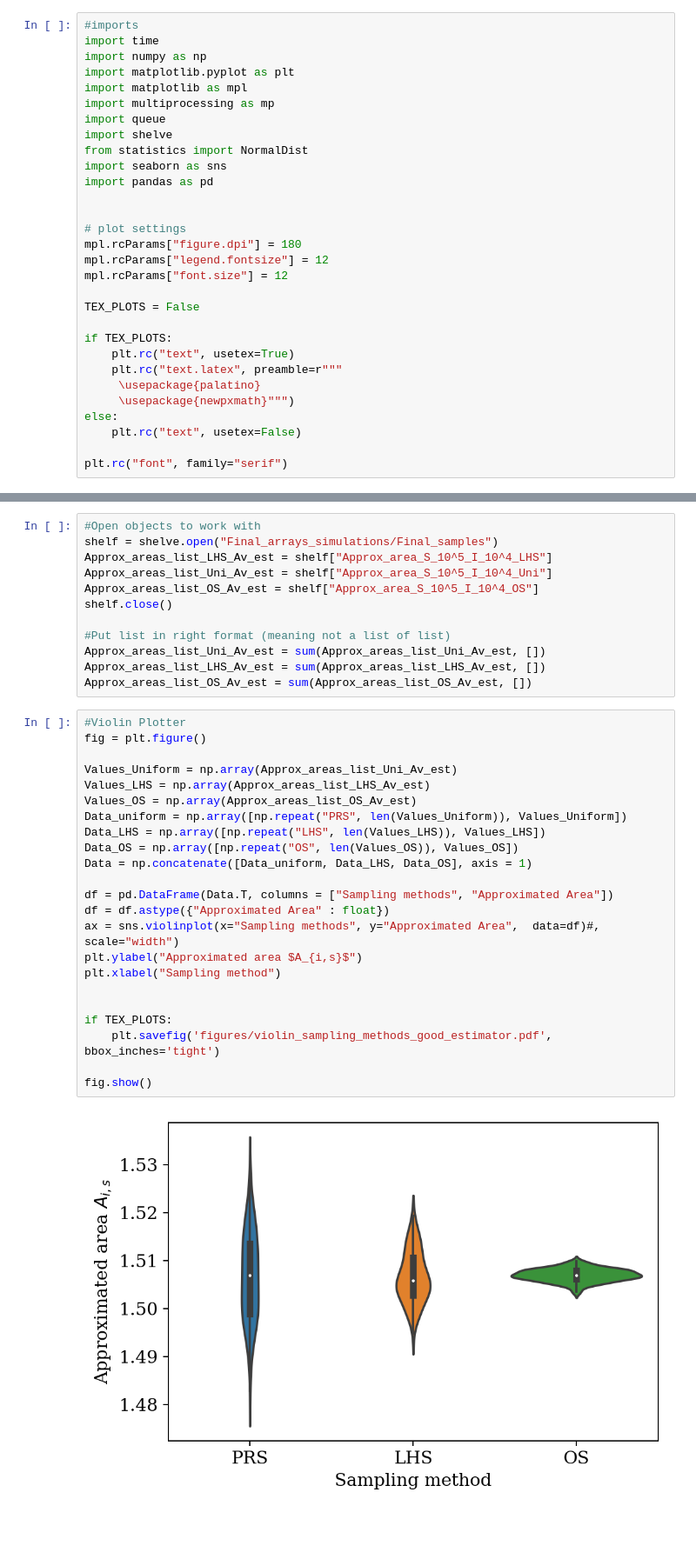
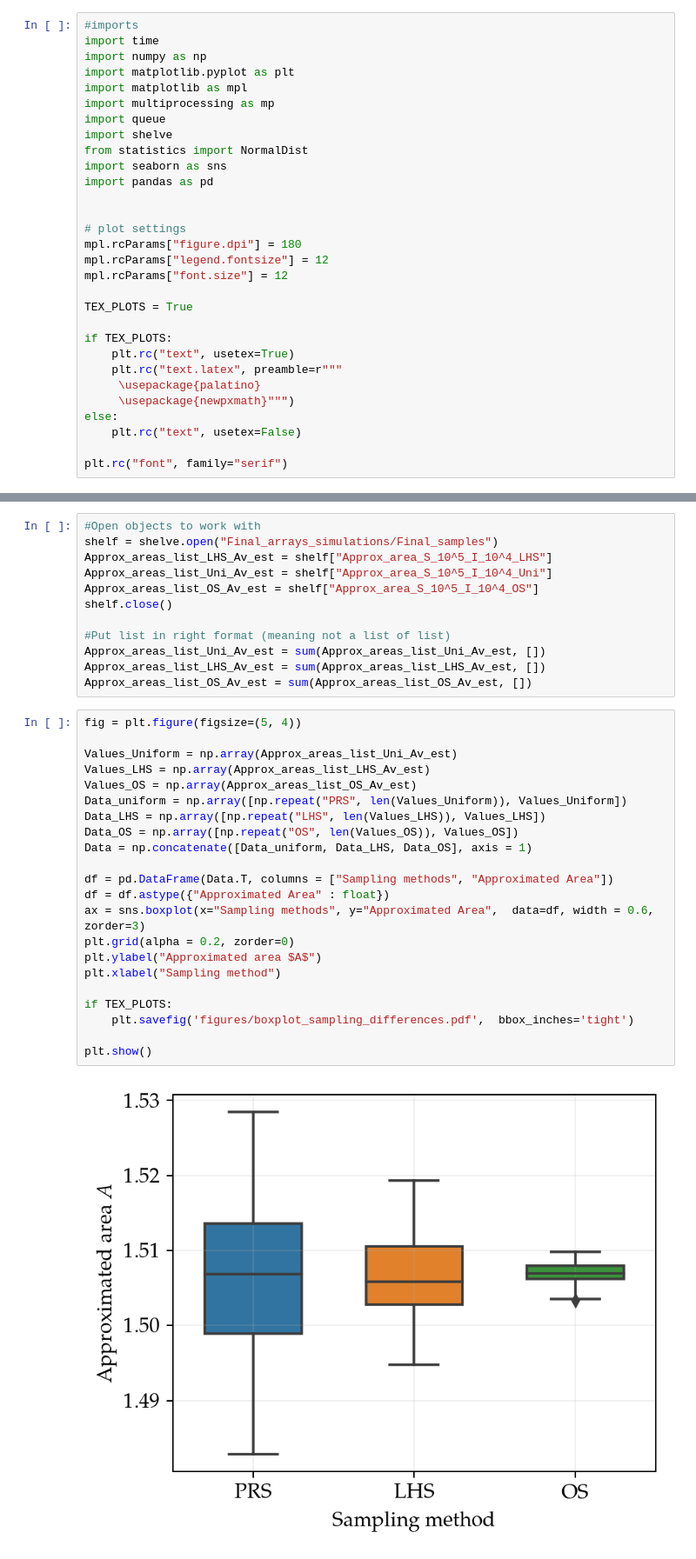
Before and after one commit to soudy/stoch-simulation-assignment1, a Jupyter notebook: notebooks/Mandelbrot_Monte_Carlo.ipynb, the cells around one changed output, grey strips where cells are left out. Shown at 87% size. Cells and saved outputs as stored; diff of their text form; blank space fills up the shorter version.

Commit message:
Distribution plots and plot beautification

```diff
--- a/notebooks/Mandelbrot_Monte_Carlo.ipynb
+++ b/notebooks/Mandelbrot_Monte_Carlo.ipynb
@@ -34,7 +34,7 @@ mpl.rcParams["figure.dpi"] = 180
 mpl.rcParams["legend.fontsize"] = 12
 mpl.rcParams["font.size"] = 12
 
-TEX_PLOTS = False
+TEX_PLOTS = True
 
 if TEX_PLOTS:
     plt.rc("text", usetex=True)
@@ -556,28 +537,27 @@ Approx_areas_list_Uni_Av_est = sum(Approx_areas_list_Uni_Av_est, [])
 Approx_areas_list_LHS_Av_est = sum(Approx_areas_list_LHS_Av_est, [])
 Approx_areas_list_OS_Av_est = sum(Approx_areas_list_OS_Av_est, [])
 # %%
-#Violin Plotter
-fig = plt.figure()
+fig = plt.figure(figsize=(5, 4))
 
 Values_Uniform = np.array(Approx_areas_list_Uni_Av_est)
 Values_LHS = np.array(Approx_areas_list_LHS_Av_est)
 Values_OS = np.array(Approx_areas_list_OS_Av_est)
 Data_uniform = np.array([np.repeat("PRS", len(Values_Uniform)), Values_Uniform])
 Data_LHS = np.array([np.repeat("LHS", len(Values_LHS)), Values_LHS])
 Data_OS = np.array([np.repeat("OS", len(Values_OS)), Values_OS])
 Data = np.concatenate([Data_uniform, Data_LHS, Data_OS], axis = 1)
 
 df = pd.DataFrame(Data.T, columns = ["Sampling methods", "Approximated Area"])
 df = df.astype({"Approximated Area" : float})
-ax = sns.violinplot(x="Sampling methods", y="Approximated Area",  data=df)#, scale="width")
-plt.ylabel("Approximated area $A_{i,s}$")
+ax = sns.boxplot(x="Sampling methods", y="Approximated Area",  data=df, width = 0.6, zorder=3)
+plt.grid(alpha = 0.2, zorder=0)
+plt.ylabel("Approximated area $A$")
 plt.xlabel("Sampling method")
 
+if TEX_PLOTS:
+    plt.savefig('figures/boxplot_sampling_differences.pdf',  bbox_inches='tight')
 
-if TEX_PLOTS:
-    plt.savefig('figures/violin_sampling_methods_good_estimator.pdf',  bbox_inches='tight')
-
-fig.show()
+plt.show()
 # %% [output]
-[figure, old version]
+[figure, new version]
 # %%
```
Also changed, not shown: parts of 26 cells of this notebook, 14 other files.
